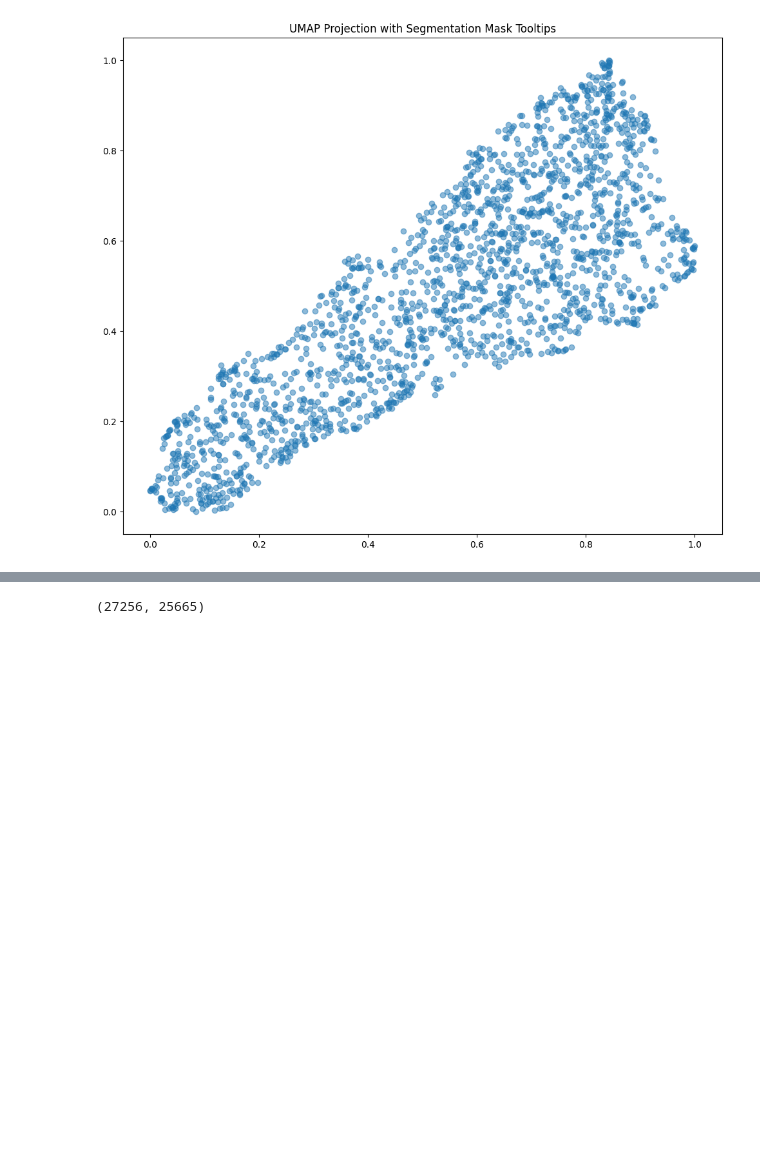
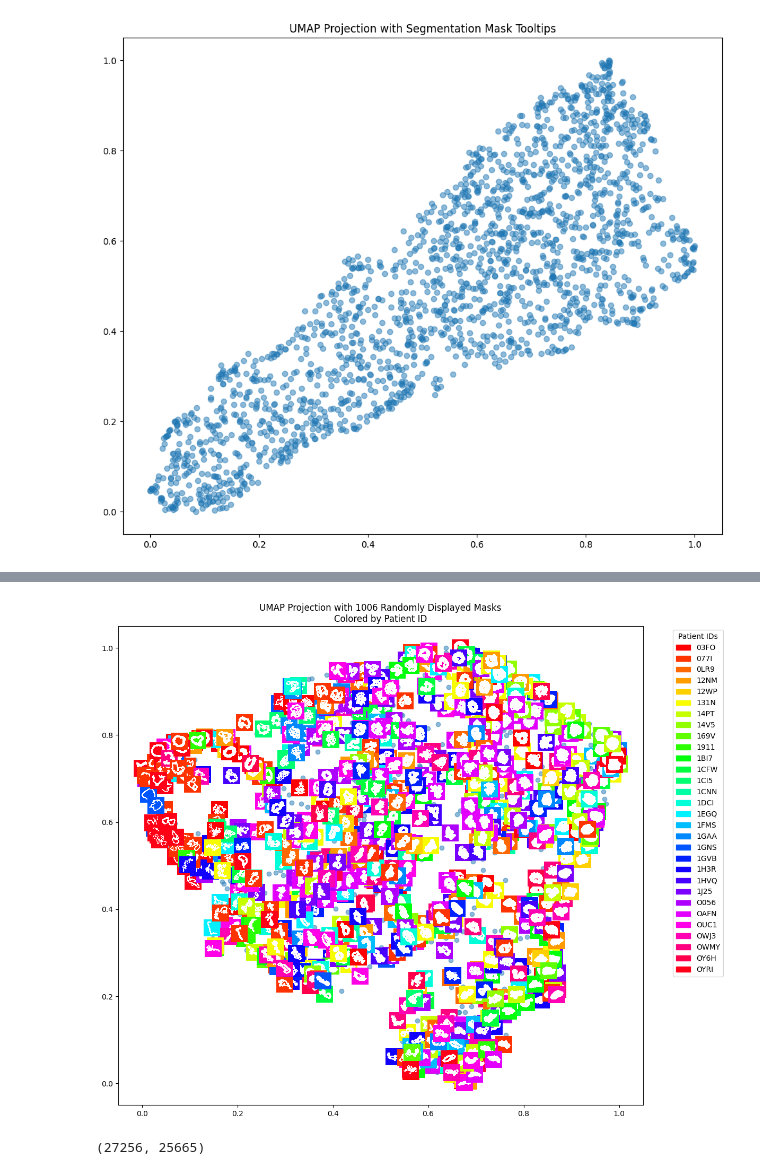
Before and after one commit to bdsc-tds/Norkin2026, a Jupyter notebook: code/playground.ipynb, the cells around one changed output, grey strips where cells are left out. Drawn from its saved outputs; the diff is of its cells as text; code cells hidden in the pictures; blank space fills up the shorter version.

```diff
--- a/code/playground.ipynb
+++ b/code/playground.ipynb
@@ -724,3 +709,97 @@ create_umap_with_displayed_masks(embedding_matrix, masks, display_ratio=0.2)
+# %%
+import numpy as np
+import umap
+import matplotlib.pyplot as plt
+from matplotlib.offsetbox import OffsetImage, AnnotationBbox
+from sklearn.preprocessing import MinMaxScaler
+import matplotlib.patches as mpatches
+
+def create_umap_with_displayed_masks(embeddings, binary_masks, patient_ids, display_ratio=0.1, random_state=42):
+    """
+    UMAP visualization with randomly sampled masks displayed directly on plot.
+    Each displayed mask has a background color based on patient ID.
+
+    Parameters:
+    - embeddings: (N, embed_dim) array
+    - binary_masks: (N, 224, 224) binary masks
+    - patient_ids: list of patient IDs (strings) corresponding to each mask
+    - display_ratio: fraction of images to display (0 to 1)
+    - random_state: random seed
+    """
+    # Calculate number of images to display
+    n_display = max(1, int(len(embeddings) * display_ratio))
+
+    # Randomly select indices for display
+    rng = np.random.RandomState(random_state)
+    display_indices = rng.choice(len(embeddings), n_display, replace=False)
+
+    # Perform UMAP dimensionality reduction
+    reducer = umap.UMAP(random_state=random_state)
+    umap_embeddings = reducer.fit_transform(embeddings)
+
+    # Normalize coordinates to [0,1] for better plotting
+    scaler = MinMaxScaler()
+    coords = scaler.fit_transform(umap_embeddings)
+
+    # Create the figure
+    fig, ax = plt.subplots(figsize=(12, 10), dpi=100)
+
+    # Plot all points
+    ax.scatter(coords[:, 0], coords[:, 1], alpha=0.5)
+    plt.title(f"UMAP Projection with {n_display} Randomly Displayed Masks\nColored by Patient ID")
+
+    # Create color mapping for patient IDs
+    unique_patients = np.unique(patient_ids)
+    num_patients = len(unique_patients)
+
+    # Create a colormap with enough distinct colors
+    cmap = plt.cm.get_cmap('hsv', num_patients)
+    patient_to_color = {patient: cmap(i) for i, patient in enumerate(unique_patients)}
+
+    # Display selected masks with patient-colored background
+    for idx in display_indices:
+        # Get binary mask
+        mask = binary_masks[idx].numpy()
+
+        # Create a colored background (RGBA array)
+        bg_color = patient_to_color[patient_ids[idx]]
+        bg_array = np.zeros((*mask.shape, 4))  # Create RGBA array
+        bg_array[..., :3] = bg_color[:3]  # Set RGB
+        bg_array[..., 3] = 1  # Set alpha (transparency)
+
+        # Combine mask with background
+        display_img = np.where(mask[..., None] > 0,
+                             np.array([1, 1, 1, 1]),  # White for mask
+                             bg_array)  # Colored background
+
+        # Create image box
+        img_box = OffsetImage(display_img, zoom=0.1)
+
+        # Create annotation at UMAP coordinates
+        ab = AnnotationBbox(img_box,
+                          (coords[idx, 0], coords[idx, 1]),
+                          frameon=False,
+                          pad=0.1)
+        ax.add_artist(ab)
+
+    # Create legend
+    legend_patches = [mpatches.Patch(color=patient_to_color[pid], label=pid)
+                     for pid in unique_patients]
+    ax.legend(handles=legend_patches,
+              title='Patient IDs',
+              bbox_to_anchor=(1.05, 1),
+              loc='upper left')
+
+    plt.tight_layout()
+    plt.show()
+
+# Example usage:
+embed = pickle.load(open("/work/PRTNR/CHUV/DIR/rgottar1/spatial/env/lmcconn1/norkin_organoid/code/embeddings_resnet152.pkl", "rb"))
+embedding_matrix = embed
+masks = dataset[:][0]
+create_umap_with_displayed_masks(embedding_matrix, masks, dataset.organoid_patient_ids, display_ratio=0.5)
+# %% [output]
+[figure, added]
 # %%
 im = tifffile.imread("/work/PRTNR/CHUV/DIR/rgottar1/spatial/data/norkin_organoid/data/xenium/raw/CRC_PDO/hImmune_v1_dapi/0LR9/output-XETG00059__0003881__0RL9_not_OZ84__20250505__170804/aux_outputs/per_cycle_channel_images/cycle_01_blu.tiff")
 im = tifffile.imread("/work/PRTNR/CHUV/DIR/rgottar1/spatial/data/norkin_organoid/data/xenium/raw/CRC_PDO/hImmune_v1_dapi/0LR9/output-XETG00059__0003881__0RL9_not_OZ84__20250505__170804/morphology_focus/morphology_focus_0000.ome.tif")
```
Also changed, not shown: parts of 12 cells of this notebook, 1 other file.
